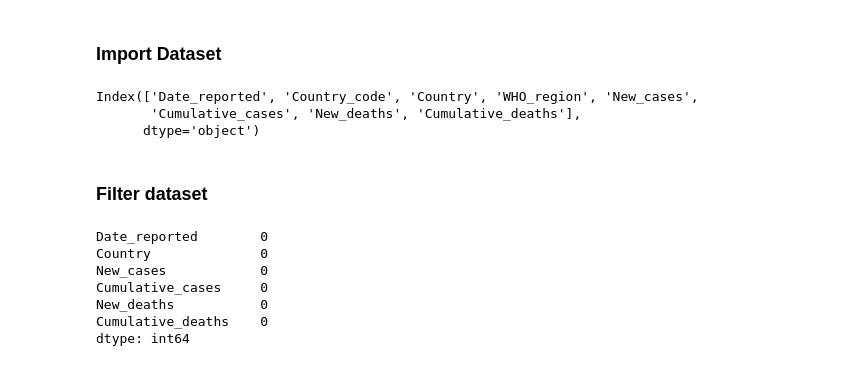
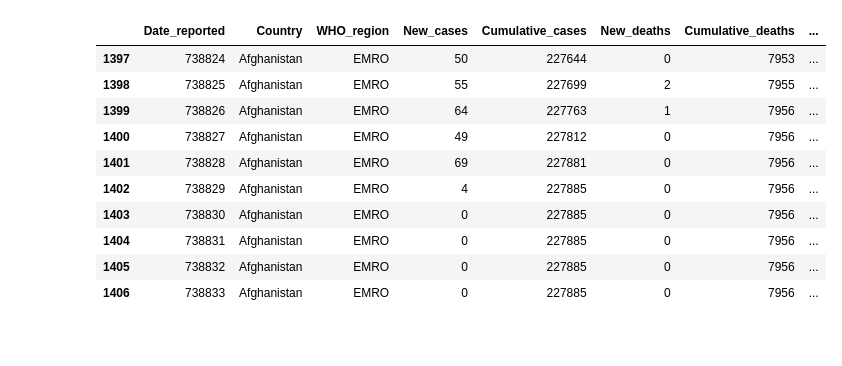
Before and after one commit to Coding-Err0r/Covid-19-FFT, a Jupyter notebook: covid.ipynb, the cells around one changed output. Drawn from its saved outputs; the diff is of its cells as text; code cells hidden in the pictures; blank space fills up the shorter version.

```diff
--- a/covid.ipynb
+++ b/covid.ipynb
@@ -36,24 +56,22 @@ from sklearn.metrics import f1_score
-# %% [markdown]
-### Import Dataset
-# %%
-data = pd.read_csv("covid.csv")
-data.columns
-# %% [output]
-Index(['Date_reported', 'Country_code', 'Country', 'WHO_region', 'New_cases',
-       'Cumulative_cases', 'New_deaths', 'Cumulative_deaths'],
-      dtype='object')
-# %% [markdown]
-### Filter dataset
 # %%
-df = data.drop(['Country_code', 'WHO_region'], axis=1)
+data = pd.read_csv("covid.csv")
+df = data.drop(['Country_code'], axis=1)
+df['Total_cases'] = df['Cumulative_cases'] + df['New_cases']
+df['Active_cases'] = df['Total_cases'] - (df['New_cases'] + df['New_deaths'])
 df["Date_reported"] = pd.to_datetime(df["Date_reported"])
+df['timestamp_trunc'] = df['Date_reported'].dt.floor('D')
 df["Date_reported"] = df["Date_reported"].map(dt.datetime.toordinal)
-df.isna().sum()
+df = df[df["Country"]=="Afghanistan"]
+df.tail(10).style.background_gradient(cmap="Reds")
 # %% [output]
-Date_reported        0
-Country              0
-New_cases            0
-Cumulative_cases     0
-New_deaths           0
-Cumulative_deaths    0
-dtype: int64
+|  | Date_reported | Country | WHO_region | New_cases | Cumulative_cases | New_deaths | Cumulative_deaths | ... |
+| 1397 | 738824 | Afghanistan | EMRO | 50 | 227644 | 0 | 7953 | ... |
+| 1398 | 738825 | Afghanistan | EMRO | 55 | 227699 | 2 | 7955 | ... |
+| 1399 | 738826 | Afghanistan | EMRO | 64 | 227763 | 1 | 7956 | ... |
+| 1400 | 738827 | Afghanistan | EMRO | 49 | 227812 | 0 | 7956 | ... |
+| 1401 | 738828 | Afghanistan | EMRO | 69 | 227881 | 0 | 7956 | ... |
+| 1402 | 738829 | Afghanistan | EMRO | 4 | 227885 | 0 | 7956 | ... |
+| 1403 | 738830 | Afghanistan | EMRO | 0 | 227885 | 0 | 7956 | ... |
+| 1404 | 738831 | Afghanistan | EMRO | 0 | 227885 | 0 | 7956 | ... |
+| 1405 | 738832 | Afghanistan | EMRO | 0 | 227885 | 0 | 7956 | ... |
+| 1406 | 738833 | Afghanistan | EMRO | 0 | 227885 | 0 | 7956 | ... |
```
Also changed, not shown: parts of 22 cells of this notebook, 2 other files.
